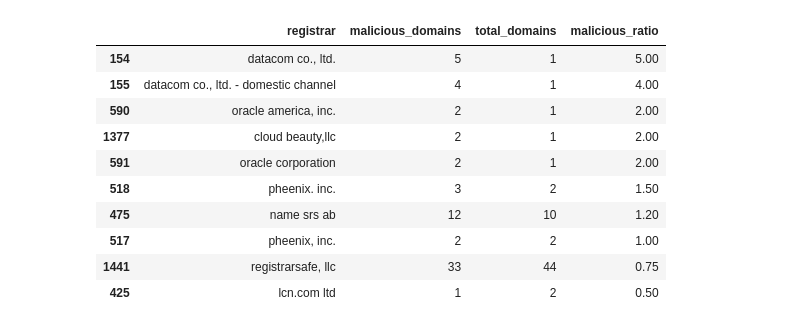
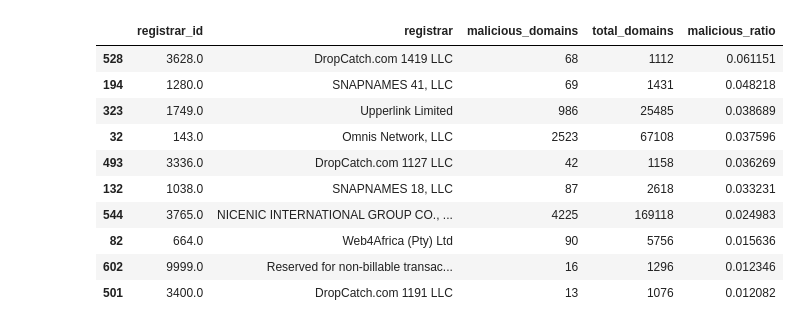
Before and after one commit to digitaldisarray/Registrar-Analysis, a Jupyter notebook: notebook.ipynb, the cells around one changed output. Saved outputs shown, nothing was run; the diff lists cells and outputs as text; code cells hidden in the pictures.

```diff
--- a/notebook.ipynb
+++ b/notebook.ipynb
@@ -4,9 +4,8 @@
 #
 
 import pandas as pd
-import json
 
-bad_domains_path = '/data/all_types_domains_balanced_registered_domains_whois_parsed.json'
+bad_domains_path = '/data/all_types_domains_balanced_registered_domains_whois_parsed_correct_registrar_names.json'
 registar_domain_count_path = '/data/registrar_domain_count_flat.json'
 
 bad_domains = pd.read_json(bad_domains_path, lines=True)
@@ -43,37 +42,39 @@ plt.show()
 # %%
 #
 # Which registrars had the most malicious domains per total # of domains registered?
 #
 
 # Step 1: Count the number of malicious domains per registrar
 # Group by registrar_id and count the domains, while preserving the registrar name
 malicious_domain_count = bad_domains.groupby(['registrar_id', 'registrar'])['domain'].count().reset_index()
 malicious_domain_count.rename(columns={'domain': 'malicious_domains'}, inplace=True)
 
 # Step 2: Merge with the registrar domain count to get the total number of domains each registrar has
 registrar_domain_count_copy = registrar_domain_count[['id', 'name', 'domains']].copy()
 registrar_domain_count_copy.rename(columns={'id': 'registrar_id', 'domains': 'total_domains'}, inplace=True)
 merged_data = pd.merge(malicious_domain_count, registrar_domain_count_copy, on='registrar_id', how='inner')
 
+# Step 2.5: Apply a (arbitrary) threshld for a minimum number of domains tracked to a registrar
+min_domains_threshold = 1000
+merged_data = merged_data[merged_data['total_domains'] >= min_domains_threshold]
+
 # Step 3: Calculate the ratio of malicious domains to total domains registered for each registrar
 merged_data['malicious_ratio'] = merged_data['malicious_domains'] / merged_data['total_domains']
 
 # Step 4: Sort by the malicious ratio in descending order to find the registrars with the highest ratio
 sorted_data = merged_data.sort_values(by='malicious_ratio', ascending=False)
 
 # Display the top registrars with the highest ratio of malicious domains
-sorted_data[['registrar', 'malicious_domains', 'total_domains', 'malicious_ratio']].head(10)
-
-# TODO: Add filter for statistical significance?
+sorted_data[['registrar_id', 'registrar', 'malicious_domains', 'total_domains', 'malicious_ratio']].head(10)
 # %% [output]
-|  | registrar | malicious_domains | total_domains | malicious_ratio |
-| 154 | datacom co., ltd. | 5 | 1 | 5.00 |
-| 155 | datacom co., ltd. - domestic channel | 4 | 1 | 4.00 |
-| 590 | oracle america, inc. | 2 | 1 | 2.00 |
-| 1377 | cloud beauty,llc | 2 | 1 | 2.00 |
-| 591 | oracle corporation | 2 | 1 | 2.00 |
-| 518 | pheenix. inc. | 3 | 2 | 1.50 |
-| 475 | name srs ab | 12 | 10 | 1.20 |
-| 517 | pheenix, inc. | 2 | 2 | 1.00 |
-| 1441 | registrarsafe, llc | 33 | 44 | 0.75 |
-| 425 | lcn.com ltd | 1 | 2 | 0.50 |
+|  | registrar_id | registrar | malicious_domains | total_domains | malicious_ratio |
+| 528 | 3628.0 | DropCatch.com 1419 LLC | 68 | 1112 | 0.061151 |
+| 194 | 1280.0 | SNAPNAMES 41, LLC | 69 | 1431 | 0.048218 |
+| 323 | 1749.0 | Upperlink Limited | 986 | 25485 | 0.038689 |
+| 32 | 143.0 | Omnis Network, LLC | 2523 | 67108 | 0.037596 |
+| 493 | 3336.0 | DropCatch.com 1127 LLC | 42 | 1158 | 0.036269 |
+| 132 | 1038.0 | SNAPNAMES 18, LLC | 87 | 2618 | 0.033231 |
+| 544 | 3765.0 | NICENIC INTERNATIONAL GROUP CO., ... | 4225 | 169118 | 0.024983 |
+| 82 | 664.0 | Web4Africa (Pty) Ltd | 90 | 5756 | 0.015636 |
+| 602 | 9999.0 | Reserved for non-billable transac... | 16 | 1296 | 0.012346 |
+| 501 | 3400.0 | DropCatch.com 1191 LLC | 13 | 1076 | 0.012082 |
```
Also changed, not shown: parts of 4 cells of this notebook, 1 other file.
